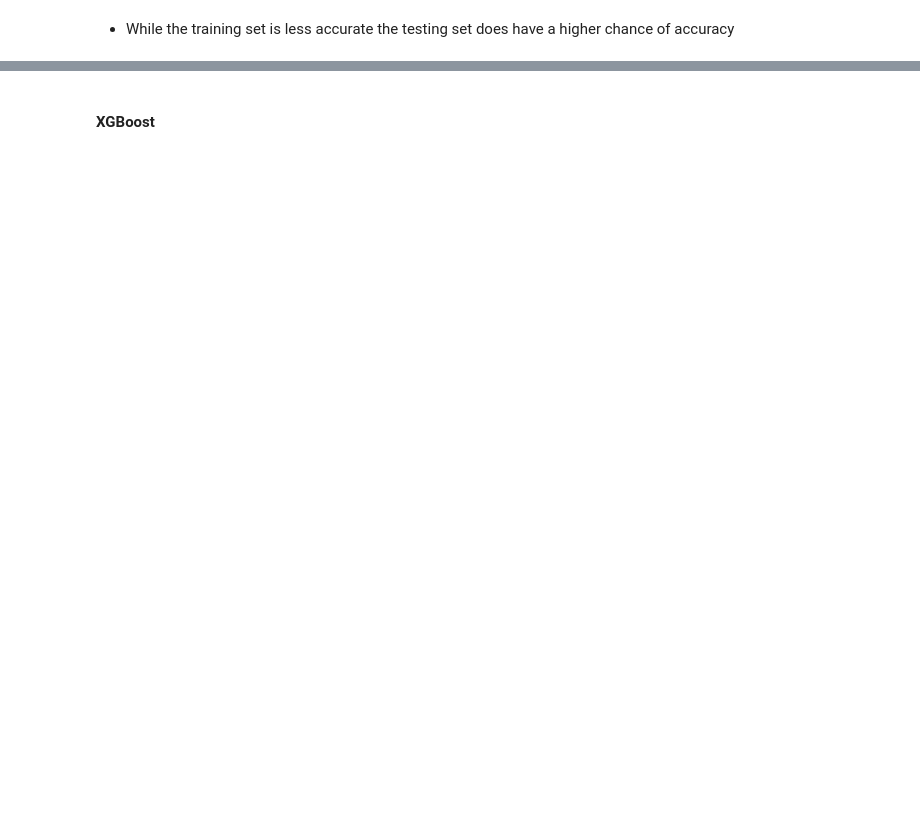
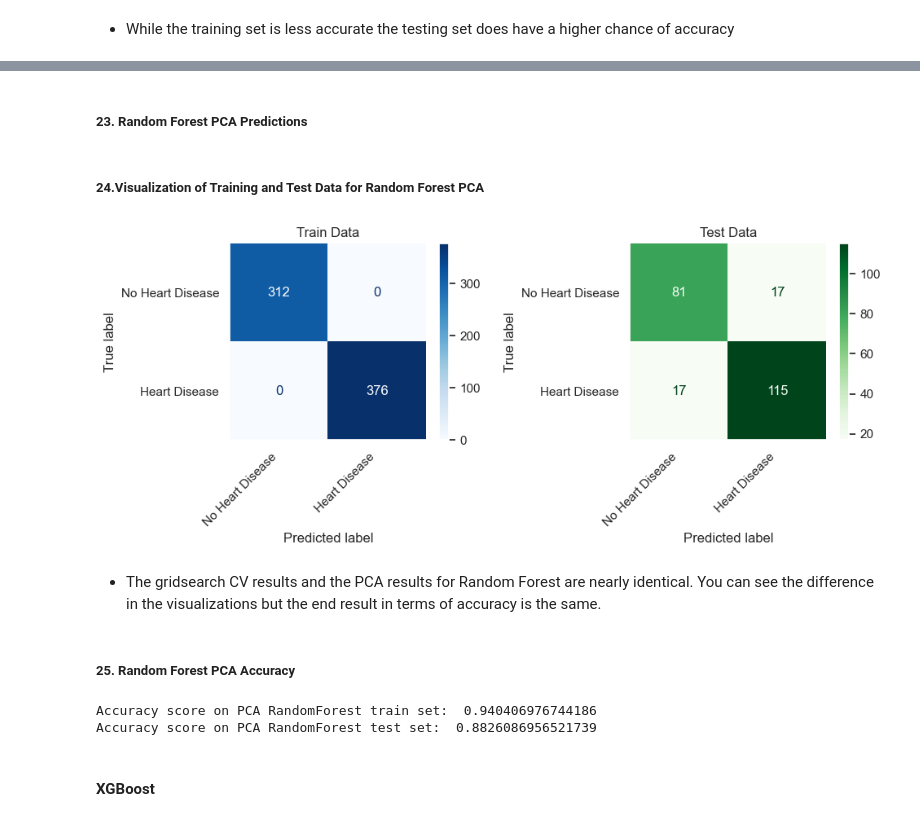
Before and after one commit to PaulLipska/Coding_Dojo_Project_2, a Jupyter notebook: Project2_Part_1.ipynb, the cells around one changed output, grey strips where cells are left out. Saved outputs shown, nothing was run; the diff lists cells and outputs as text; code cells hidden in the pictures; blank space fills up the shorter version.

Commit message:
PCA Model Update
updated XGBoost and Random forest

```diff
--- a/Project2_Part_1.ipynb
+++ b/Project2_Part_1.ipynb
@@ -870,0 +874,9 @@ plt.show()
+# %%
+# Perform PCA
+pca = PCA(n_components=10)
+
+
+ran_for_pca_pipe = make_pipeline(preprocessor, pca, ran_for)
+
+# Fit pipeline
+ran_for_pca_pipe.fit(X_train, y_train)
@@ -871,3 +897,55 @@ plt.show()
+# %% [markdown]
+##### 23. Random Forest PCA Predictions
+# %%
+## Save the model's predictions for the train dataset
+ran_for_pca_train = ran_for_pca_pipe.predict(X_train)
+## Save the model's predictions for the test dataset
+ran_for_pca_test = ran_for_pca_pipe.predict(X_test)
+# %% [markdown]
+##### 24.Visualization of Training and Test Data for Random Forest PCA
+# %%
+# Create the confusion matrix for the training data
+cm_train = confusion_matrix(y_train, ran_for_pca_train)
+disp_train = ConfusionMatrixDisplay(cm_train, display_labels=labels)
+
+# Create the confusion matrix for the test data
+cm_test = confusion_matrix(y_test, ran_for_pca_test)
+disp_test = ConfusionMatrixDisplay(cm_test, display_labels=labels)
+
+# Plot the confusion matrices side by side
+fig, axs = plt.subplots(1, 2, figsize=(10, 4))
+
+disp_train.plot(ax=axs[0], cmap='Blues', values_format='d')
+disp_test.plot(ax=axs[1], cmap='Greens', values_format='d')
+
+axs[0].set_xticklabels(labels, rotation=45, ha='right')
+axs[1].set_xticklabels(labels, rotation=45, ha='right')
+
+axs[0].set_title('Train Data')
+axs[1].set_title('Test Data')
+
+for ax in axs:
+    ax.grid(False)
+    ax.spines['right'].set_visible(False)
+    ax.spines['top'].set_visible(False)
+
+plt.tight_layout()
+plt.show()
+# %% [output]
+[figure, added]
+# %% [markdown]
+*  The gridsearch CV results and the PCA results for Random Forest are nearly identical.  You can see the difference in the visualizations but the end result in terms of accuracy is the same.
+# %% [markdown]
+##### 25. Random Forest PCA Accuracy
+# %%
+# Calculate the accuracy score
+accuracy_ran_for_pca1 = accuracy_score(y_train, ran_for_pca_train)
+print("Accuracy score on PCA RandomForest train set: ", accuracy_grid1)
+accuracy_ran_for_pca2 = accuracy_score(y_test, ran_for_pca_test)
+print("Accuracy score on PCA RandomForest test set: ", accuracy_grid2)
+# %% [output]
+Accuracy score on PCA RandomForest train set:  0.940406976744186
+Accuracy score on PCA RandomForest test set:  0.8826086956521739
 # %% [markdown]
 #### XGBoost
 # %%
```
Also changed, not shown: parts of 38 cells of this notebook.
